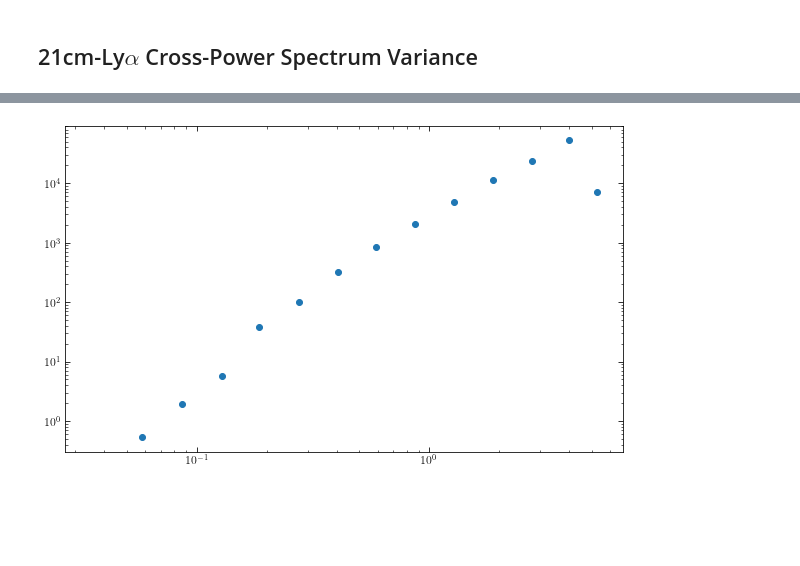
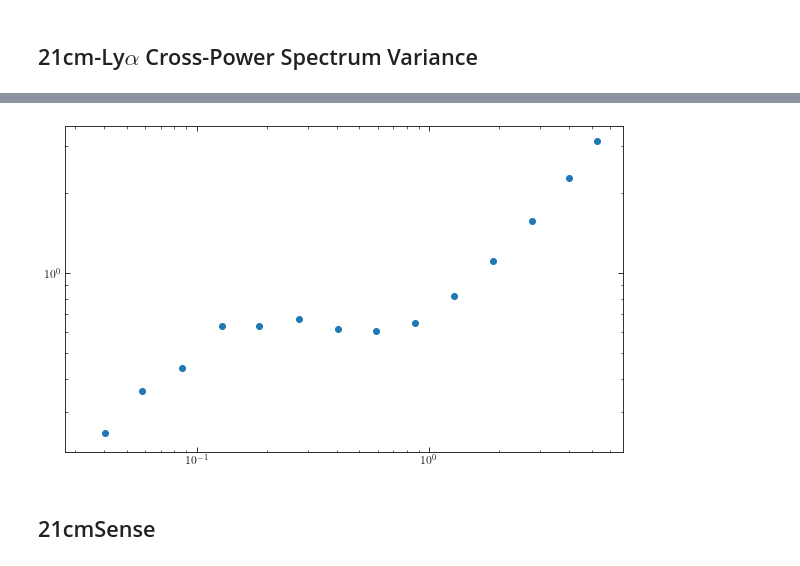
Before and after one commit to tacox5/Senior_Thesis, a Jupyter notebook: notebooks/Noise_Power_Spectrum.ipynb, the cells around one changed output, grey strips where cells are left out. Saved outputs shown, nothing was run; the diff lists cells and outputs as text; code cells hidden in the pictures; blank space fills up the shorter version.

```diff
--- a/notebooks/Noise_Power_Spectrum.ipynb
+++ b/notebooks/Noise_Power_Spectrum.ipynb
@@ -114,5 +93,5 @@ z = 7.04
 # %%
-temp_21 = load_binary_data('../../data/delta_T_v3_z007.04_nf0.233584_useTs1_256_200Mpc')
+temp_21 = load_binary_data('../../data/delta_T_v3_z006.00_nf0.025588_useTs1_256_200Mpc')
 temp_21 = np.reshape(temp_21, (256,256,256))
 # %%
 ps, k = xcorr.dimensional_ps(temp_21, 200, log_bins = True, bins = 14)
@@ -146,9 +100,10 @@ plt.show()
 # %%
-plt.figure(figsize=(10,6))
-plt.scatter(k, ps / (k ** 3 / (2 * np.pi ** 2) * p_calc))
-plt.plot(k, ps / (k ** 3 / (2 * np.pi ** 2) * p_calc), alpha = 0)
+plt.figure(figsize=(10, 6))
+plt.scatter(k, ps)
 plt.xscale('log')
 plt.yscale('log')
 plt.show()
 # %% [output]
-[figure, old version]
+[figure, new version]
+# %% [markdown]
+## 21cmSense
```
Also changed, not shown: parts of 27 cells of this notebook, 40 other files.
